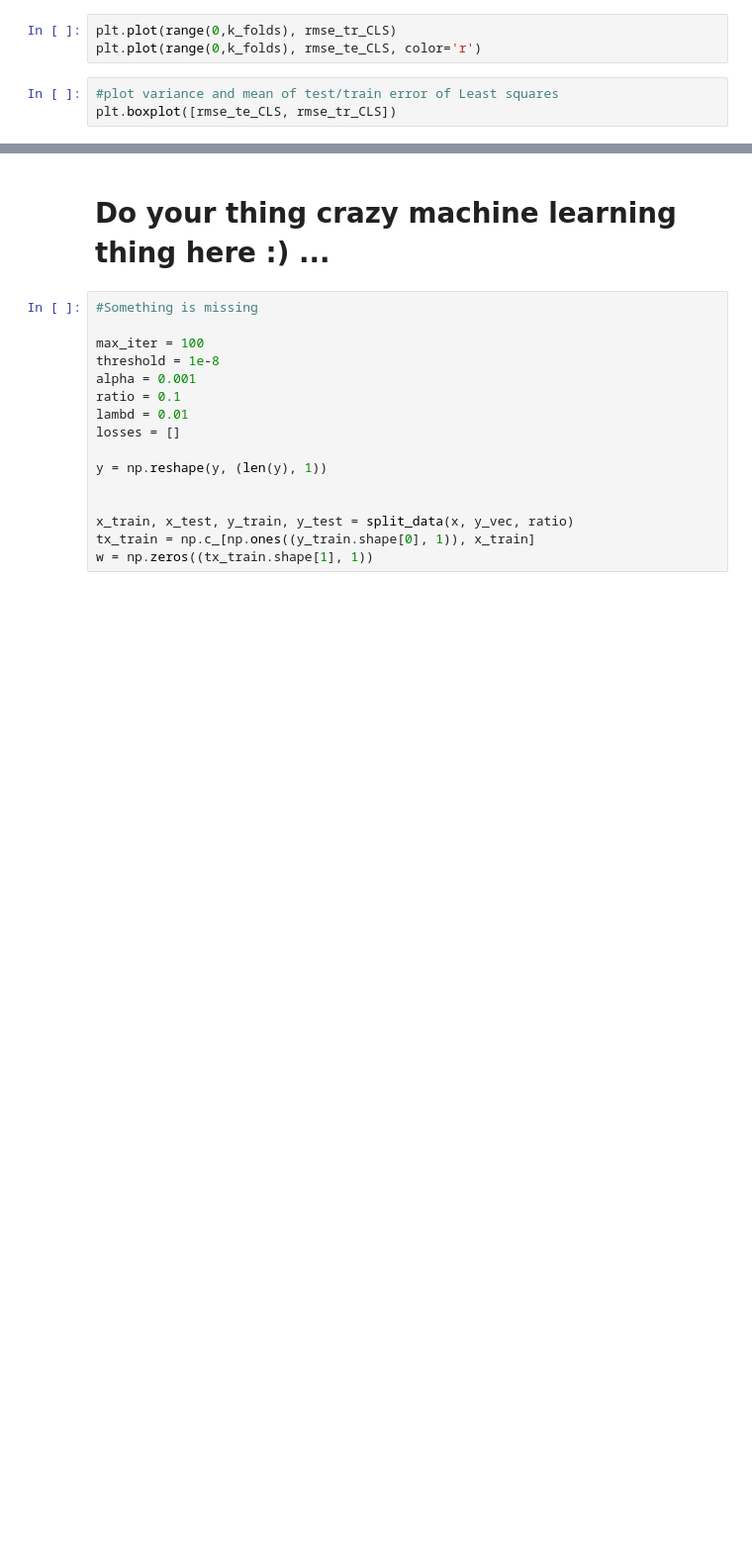
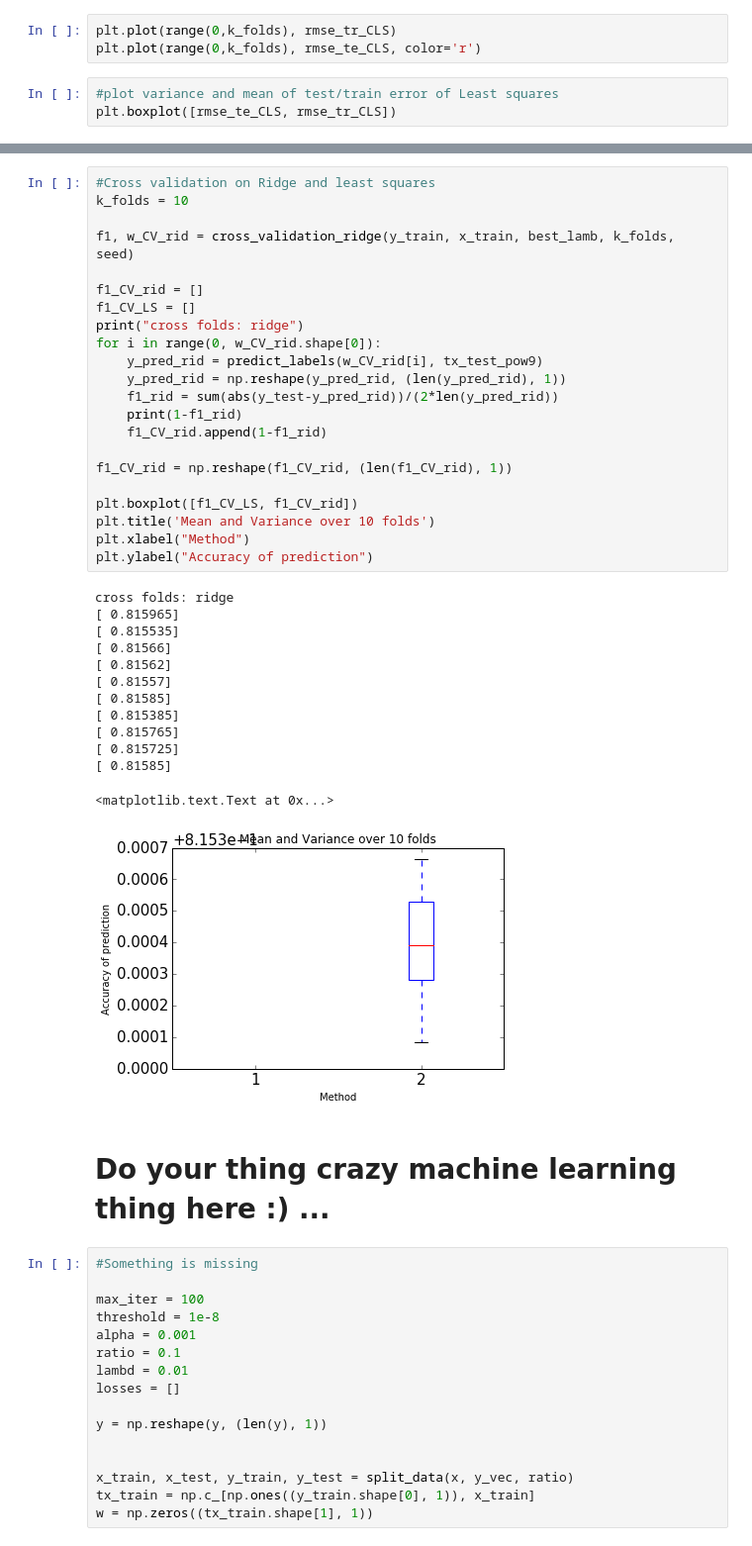
Before and after one commit to PaluchowskiMatthew/MachineLearning, a Jupyter notebook: Projects/project1/scripts/project1_laz.ipynb, the cells around one changed output, grey strips where cells are left out. Shown at 99% size. Cells and saved outputs as stored; diff of their text form; blank space fills up the shorter version.

```diff
--- a/Projects/project1/scripts/project1_laz.ipynb
+++ b/Projects/project1/scripts/project1_laz.ipynb
@@ -264,3 +393,39 @@ print(sigma)
+# %%
+#Cross validation on Ridge and least squares
+k_folds = 10
+
+f1, w_CV_rid = cross_validation_ridge(y_train, x_train, best_lamb, k_folds, seed)
+
+f1_CV_rid = []
+f1_CV_LS = []
+print("cross folds: ridge")
+for i in range(0, w_CV_rid.shape[0]):
+    y_pred_rid = predict_labels(w_CV_rid[i], tx_test_pow9)
+    y_pred_rid = np.reshape(y_pred_rid, (len(y_pred_rid), 1))
+    f1_rid = sum(abs(y_test-y_pred_rid))/(2*len(y_pred_rid))
+    print(1-f1_rid)
+    f1_CV_rid.append(1-f1_rid)
+
+f1_CV_rid = np.reshape(f1_CV_rid, (len(f1_CV_rid), 1))
+
+plt.boxplot([f1_CV_LS, f1_CV_rid])
+plt.title('Mean and Variance over 10 folds')
+plt.xlabel("Method")
+plt.ylabel("Accuracy of prediction")
+# %% [output]
+cross folds: ridge
+[ 0.815965]
+[ 0.815535]
+[ 0.81566]
+[ 0.81562]
+[ 0.81557]
+[ 0.81585]
+[ 0.815385]
+[ 0.815765]
+[ 0.815725]
+[ 0.81585]
+<matplotlib.text.Text at 0x...>
+[figure, added]
 # %% [markdown]
 # Do your thing crazy machine learning thing here :) ...
 # %%
```
Also changed, not shown: parts of 18 cells of this notebook, 2 other files.
